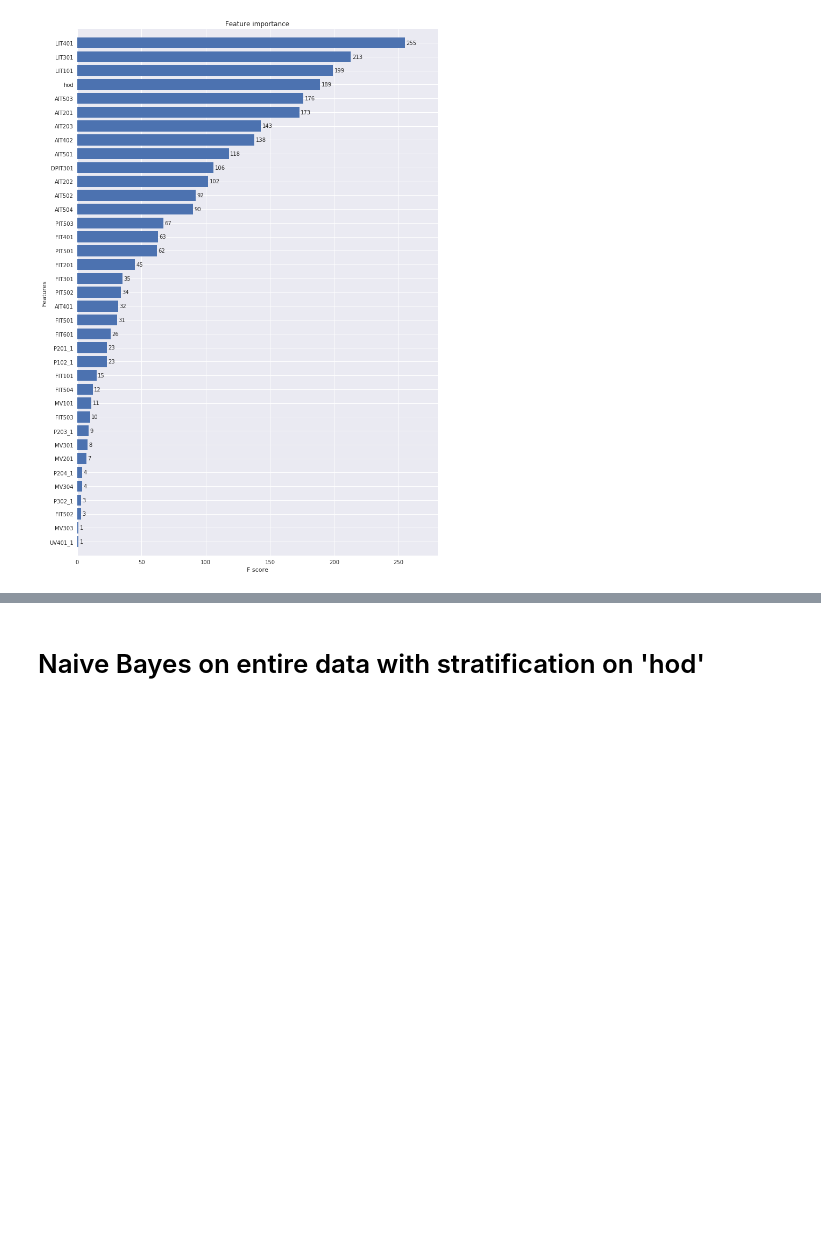
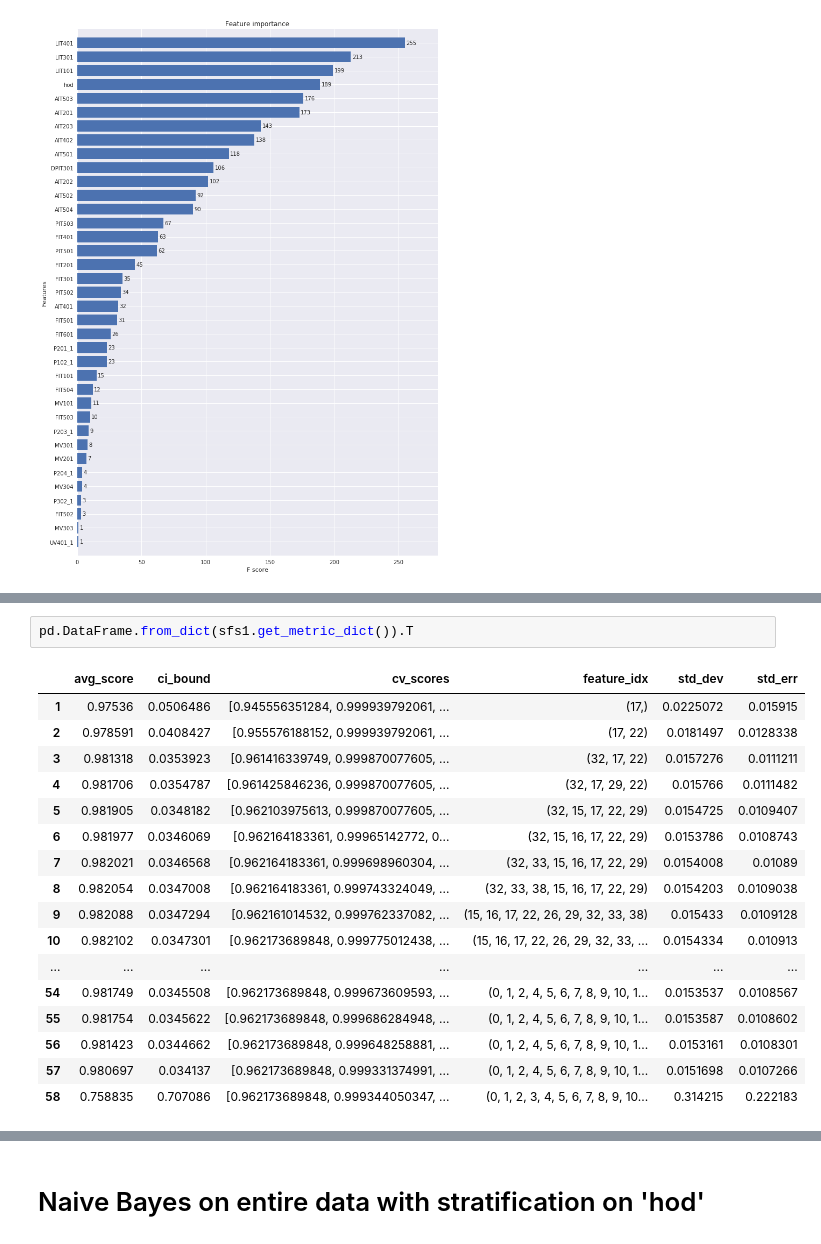
Before and after one commit to laure-delisle/SWaT, a Jupyter notebook: EDA/feature_time_models.ipynb, the cells around one changed output, grey strips where cells are left out. Saved outputs shown, nothing was run; the diff lists cells and outputs as text; blank space fills up the shorter version.

```diff
--- a/EDA/feature_time_models.ipynb
+++ b/EDA/feature_time_models.ipynb
@@ -231,0 +275,20 @@ Wall time: 2.43 s
+# %%
+pd.DataFrame.from_dict(sfs1.get_metric_dict()).T
+# %% [output]
+|  | avg_score | ci_bound | cv_scores | feature_idx | std_dev | std_err |
+| 1 | 0.97536 | 0.0506486 | [0.945556351284, 0.999939792061, ... | (17,) | 0.0225072 | 0.015915 |
+| 2 | 0.978591 | 0.0408427 | [0.955576188152, 0.999939792061, ... | (17, 22) | 0.0181497 | 0.0128338 |
+| 3 | 0.981318 | 0.0353923 | [0.961416339749, 0.999870077605, ... | (32, 17, 22) | 0.0157276 | 0.0111211 |
+| 4 | 0.981706 | 0.0354787 | [0.961425846236, 0.999870077605, ... | (32, 17, 29, 22) | 0.015766 | 0.0111482 |
+| 5 | 0.981905 | 0.0348182 | [0.962103975613, 0.999870077605, ... | (32, 15, 17, 22, 29) | 0.0154725 | 0.0109407 |
+| 6 | 0.981977 | 0.0346069 | [0.962164183361, 0.99965142772, 0... | (32, 15, 16, 17, 22, 29) | 0.0153786 | 0.0108743 |
+| 7 | 0.982021 | 0.0346568 | [0.962164183361, 0.999698960304, ... | (32, 33, 15, 16, 17, 22, 29) | 0.0154008 | 0.01089 |
+| 8 | 0.982054 | 0.0347008 | [0.962164183361, 0.999743324049, ... | (32, 33, 38, 15, 16, 17, 22, 29) | 0.0154203 | 0.0109038 |
+| 9 | 0.982088 | 0.0347294 | [0.962161014532, 0.999762337082, ... | (15, 16, 17, 22, 26, 29, 32, 33, 38) | 0.015433 | 0.0109128 |
+| 10 | 0.982102 | 0.0347301 | [0.962173689848, 0.999775012438, ... | (15, 16, 17, 22, 26, 29, 32, 33, ... | 0.0154334 | 0.010913 |
+| ... | ... | ... | ... | ... | ... | ... |
+| 54 | 0.981749 | 0.0345508 | [0.962173689848, 0.999673609593, ... | (0, 1, 2, 4, 5, 6, 7, 8, 9, 10, 1... | 0.0153537 | 0.0108567 |
+| 55 | 0.981754 | 0.0345622 | [0.962173689848, 0.999686284948, ... | (0, 1, 2, 4, 5, 6, 7, 8, 9, 10, 1... | 0.0153587 | 0.0108602 |
+| 56 | 0.981423 | 0.0344662 | [0.962173689848, 0.999648258881, ... | (0, 1, 2, 4, 5, 6, 7, 8, 9, 10, 1... | 0.0153161 | 0.0108301 |
+| 57 | 0.980697 | 0.034137 | [0.962173689848, 0.999331374991, ... | (0, 1, 2, 4, 5, 6, 7, 8, 9, 10, 1... | 0.0151698 | 0.0107266 |
+| 58 | 0.758835 | 0.707086 | [0.962173689848, 0.999344050347, ... | (0, 1, 2, 3, 4, 5, 6, 7, 8, 9, 10... | 0.314215 | 0.222183 |
```
Also changed, not shown: parts of 43 cells of this notebook, 3 other files.
